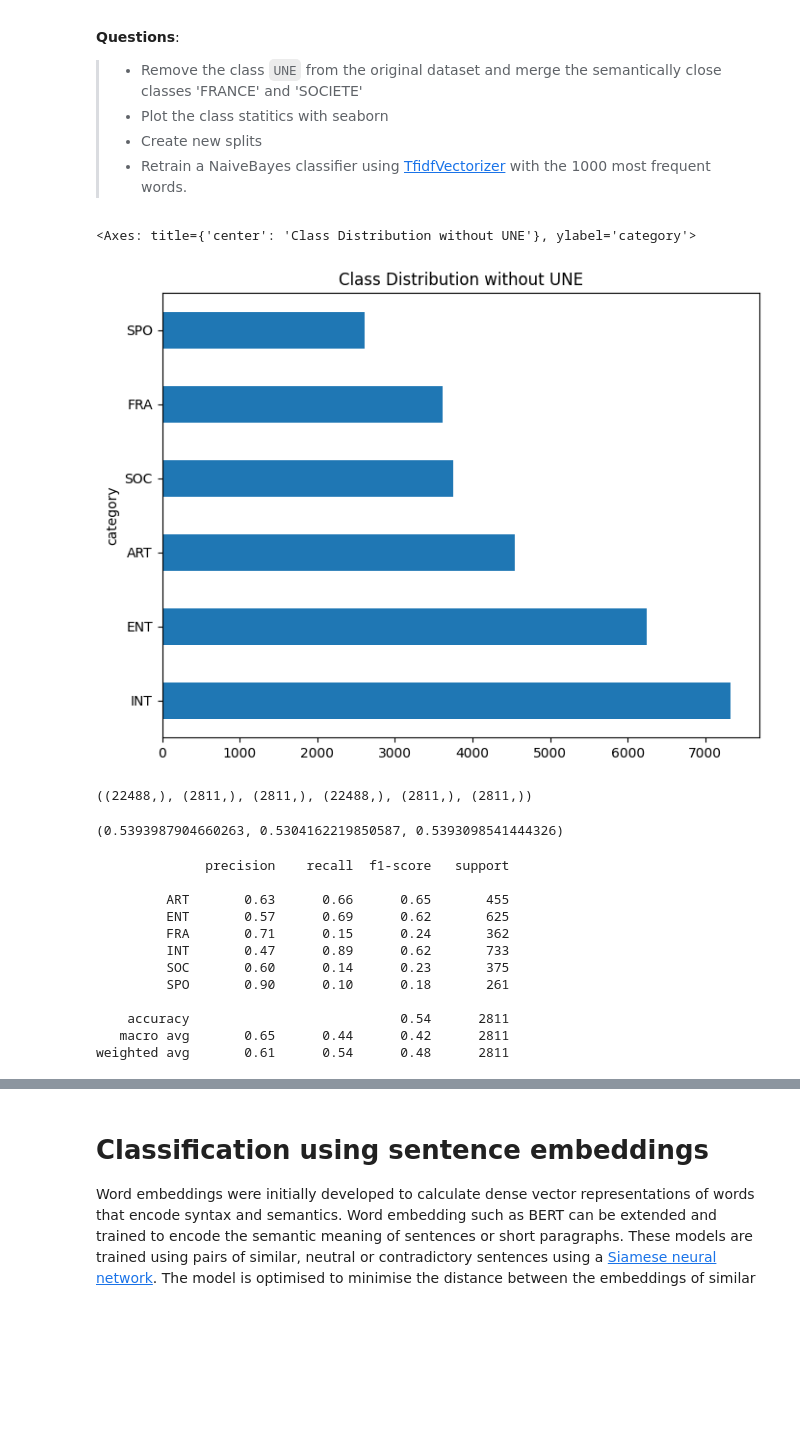
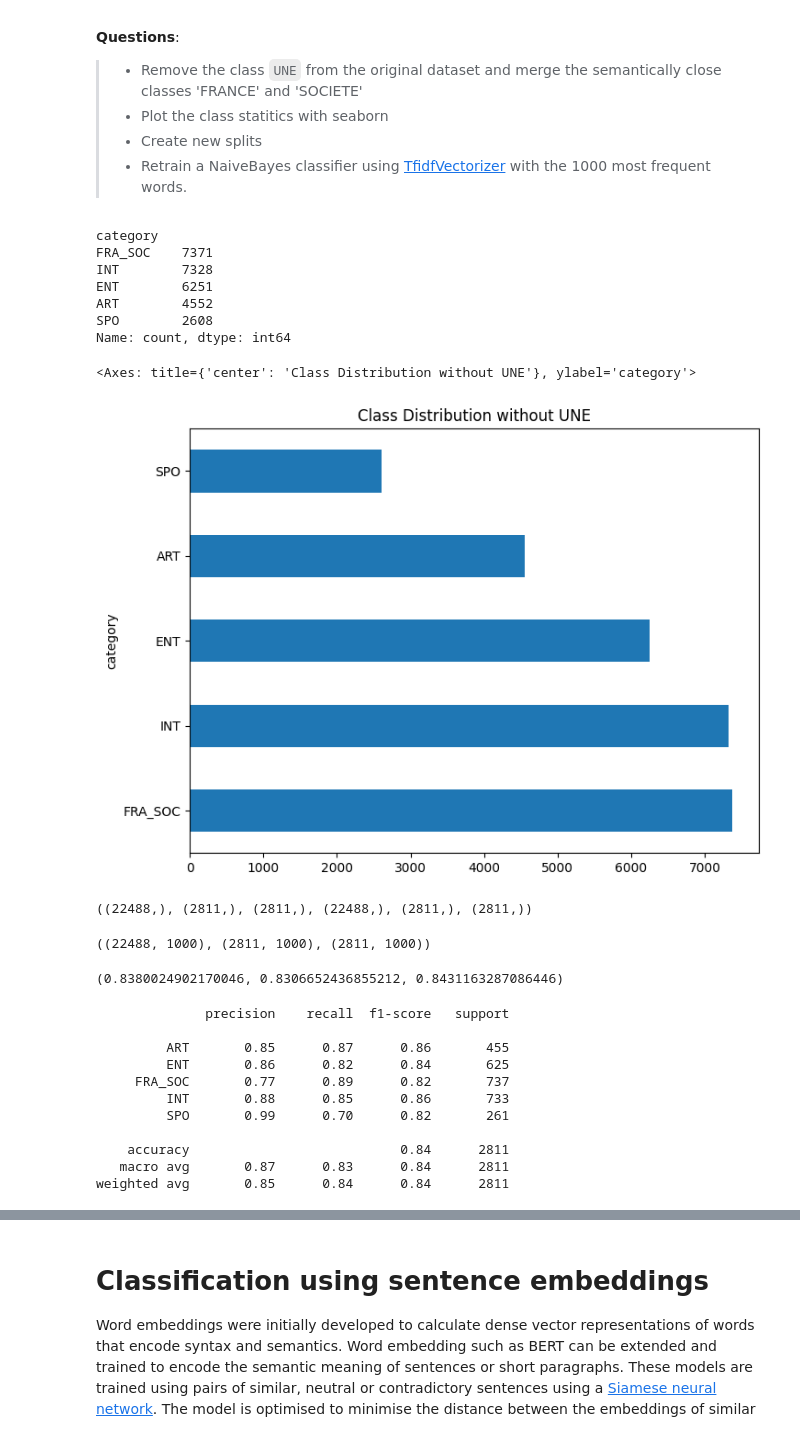
Before and after one commit to sarakpyny/NLP-Course-Ensae, a Jupyter notebook: Lab/nlp-lab1-text-classification/NY_Sarakpy_lab1_TextClassification_LeMonde.ipynb, the cells around one changed output, grey strips where cells are left out. Drawn from its saved outputs; the diff is of its cells as text; code cells hidden in the pictures; blank space fills up the shorter version.

```diff
--- a/Lab/nlp-lab1-text-classification/NY_Sarakpy_lab1_TextClassification_LeMonde.ipynb
+++ b/Lab/nlp-lab1-text-classification/NY_Sarakpy_lab1_TextClassification_LeMonde.ipynb
@@ -294,13 +323,26 @@ After the error analysis, we came to the conclusion that one of the class can no
 from sklearn.feature_extraction.text import TfidfVectorizer
 # YOUR CODE HERE
 
-# Filter out the UNE class
-df2 = df[df['category'] != 'UNE']
+# Remove UNE
+df_new = df[df['category'] != 'UNE'].copy()
+
+# Merge FRA and SOC into new class "FRA_SOC"
+df_new['category'] = df_new['category'].replace({'FRA': 'FRA_SOC', 'SOC': 'FRA_SOC'})
+
+df_new['category'].value_counts()
+# %% [output]
+category
+FRA_SOC    7371
+INT        7328
+ENT        6251
+ART        4552
+SPO        2608
+Name: count, dtype: int64
 # %%
 # Plot the statistics of classes
-df2['category'].value_counts().plot(kind='barh', figsize=(8,6), title='Class Distribution without UNE')
+df_new['category'].value_counts().plot(kind='barh', figsize=(8,6), title='Class Distribution without UNE')
 # %% [output]
 <Axes: title={'center': 'Class Distribution without UNE'}, ylabel='category'>
-[figure, old version]
+[figure, new version]
 # %%
 # Make the splits and print the sizes for checking
@@ -320,40 +361,46 @@ X_train.shape, X_dev.shape, X_test.shape, y_train.shape, y_dev.shape, y_test.sha
 ((22488,), (2811,), (2811,), (22488,), (2811,), (2811,))
 # %%
 # Apply TfidfVectorizer
-vectorizer = TfidfVectorizer(max_features=200)
+vectorizer = TfidfVectorizer(max_features=1000)
+
+# Fit only on train
 vectorizer.fit(X_train)
 
-X_train_counts = vectorizer.transform(X_train)
-X_dev_counts = vectorizer.transform(X_dev)
-X_test_counts = vectorizer.transform(X_test)
+# Transform all sets
+X_train_tf = vectorizer.transform(X_train)
+X_dev_tf = vectorizer.transform(X_dev)
+X_test_tf = vectorizer.transform(X_test)
+
+X_train_tf.shape, X_dev_tf.shape, X_test_tf.shape
+# %% [output]
+((22488, 1000), (2811, 1000), (2811, 1000))
 # %%
 # Train MultinomialNB
 clf = MultinomialNB()
-clf.fit(X_train_counts, y_train)
+clf.fit(X_train_tf, y_train)
 
 # Print accuracy
-train_acc = clf.score(X_train_counts, y_train)
-dev_acc = clf.score(X_dev_counts, y_dev)
-test_acc = clf.score(X_test_counts, y_test)
+train_acc = clf.score(X_train_tf, y_train)
+dev_acc = clf.score(X_dev_tf, y_dev)
+test_acc = clf.score(X_test_tf, y_test)
 
 train_acc, dev_acc, test_acc
 # %% [output]
-(0.5393987904660263, 0.5304162219850587, 0.5393098541444326)
+(0.8380024902170046, 0.8306652436855212, 0.8431163287086446)
 # %%
 # Print confusion matric
 from sklearn.metrics import classification_report, ConfusionMatrixDisplay
-y_pred = clf.predict(X_test_counts)
+y_pred = clf.predict(X_test_tf)
 print(classification_report(y_test, y_pred))
 # %% [output]
               precision    recall  f1-score   support
 
-         ART       0.63      0.66      0.65       455
-         ENT       0.57      0.69      0.62       625
-         FRA       0.71      0.15      0.24       362
-         INT       0.47      0.89      0.62       733
-         SOC       0.60      0.14      0.23       375
-         SPO       0.90      0.10      0.18       261
+         ART       0.85      0.87      0.86       455
+         ENT       0.86      0.82      0.84       625
+     FRA_SOC       0.77      0.89      0.82       737
+         INT       0.88      0.85      0.86       733
+         SPO       0.99      0.70      0.82       261
 
-    accuracy                           0.54      2811
-   macro avg       0.65      0.44      0.42      2811
-weighted avg       0.61      0.54      0.48      2811
+    accuracy                           0.84      2811
+   macro avg       0.87      0.83      0.84      2811
+weighted avg       0.85      0.84      0.84      2811
```
Also changed, not shown: parts of 25 cells of this notebook.
